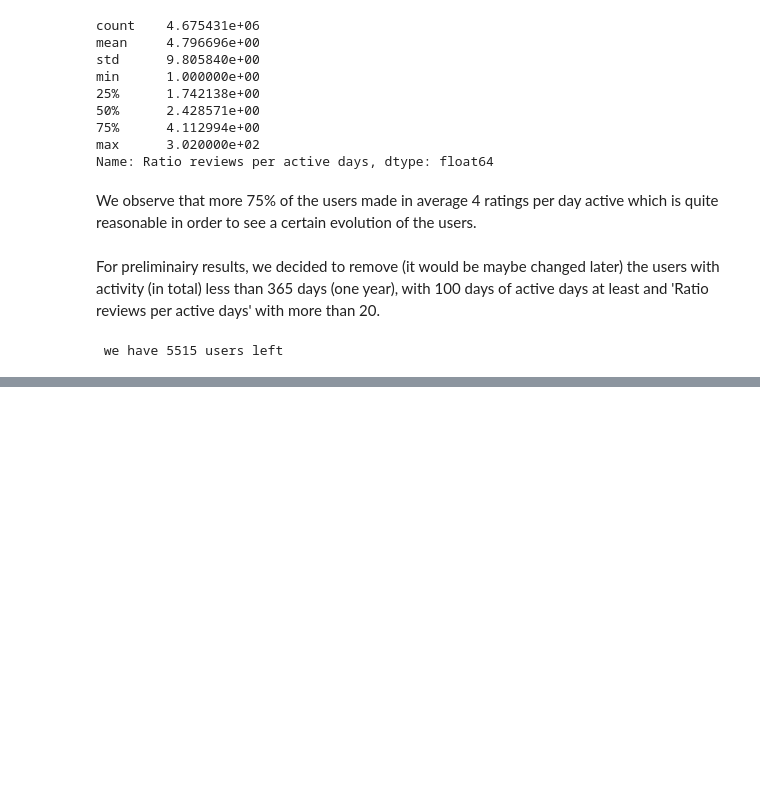
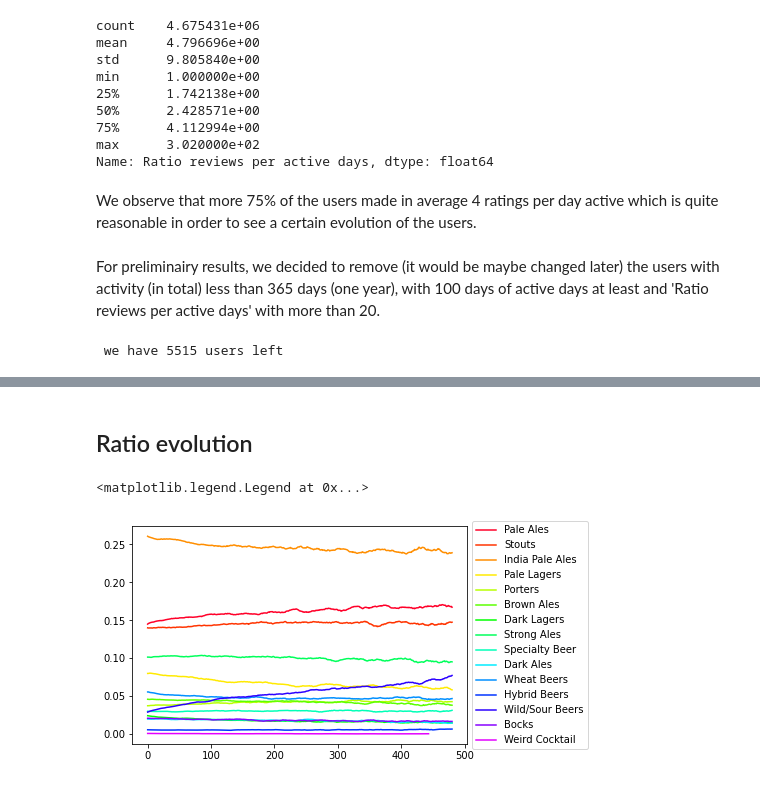
Before and after one commit to epfl-ada/ada-2022-project-radar, a Jupyter notebook: milestone_2.ipynb, the cells around one changed output, grey strips where cells are left out. Saved outputs shown, nothing was run; the diff lists cells and outputs as text; code cells hidden in the pictures; blank space fills up the shorter version.

```diff
--- a/milestone_2.ipynb
+++ b/milestone_2.ipynb
@@ -881,0 +927,28 @@ list_users_kept=set(new_frame[(new_frame['Ratio reviews per active days']<21) &
+# %% [markdown]
+## Ratio evolution
+# %%
+rating_num = df_ratings.copy()
+rating_num.sort_values(by = "date", inplace=True)
+#rating_num["id"] = range(len(rating_num))
+rating_num["rating number"] = np.zeros(len(rating_num))
+rating_num["rating number"] = rating_num.groupby("user_name").transform("cumcount")
+# %%
+rating_num["sum"] = rating_num.groupby("rating number").transform("count").reset_index()["beer_id"].values
+rating_num["sum cat"] = rating_num.groupby(["rating number", "category"]).transform("count").reset_index()["beer_id"].values
+rating_num["ratio"] = rating_num["sum cat"]/rating_num["sum"]
+# %%
+def moving_average(x, w):
+    return np.convolve(x, np.ones(w), 'valid') / w
+# %%
+cm = plt.get_cmap('gist_rainbow')
+fig = plt.figure()
+ax = fig.add_subplot(111)
+ax.set_prop_cycle(color=[cm(1.*i/15) for i in range(15)])
+for cat in cats:
+    temp = rating_num[(rating_num["category"]==cat) & (rating_num["rating number"] < 500)].groupby("rating number").first()["ratio"].values
+    ax.plot(moving_average(temp, 20))
+    #ax.plot(np.add.reduceat(temp, np.arange(0, len(temp), 20))/20)
+ax.legend(cats, loc='center left', bbox_to_anchor=(1, 0.5))
+# %% [output]
+<matplotlib.legend.Legend at 0x...>
+[figure, added]
```
Also changed, not shown: parts of 8 cells of this notebook.
